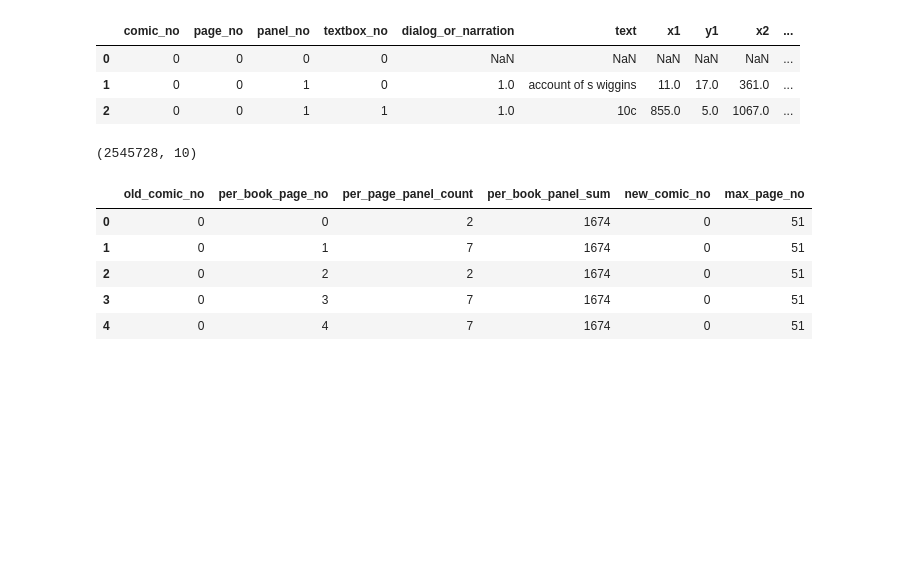
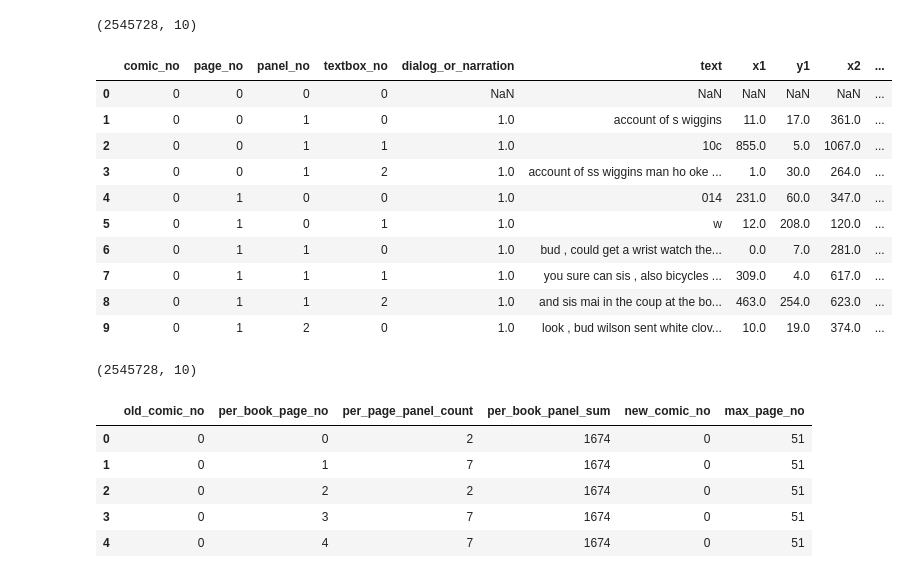
Before and after one commit to surajsrivathsa/thesis_comics_search_xai, a Jupyter notebook: vgg_hdf5_loading.ipynb, the cells around one changed output. Drawn from its saved outputs; the diff is of its cells as text; code cells hidden in the pictures; blank space fills up the shorter version.

```diff
--- a/vgg_hdf5_loading.ipynb
+++ b/vgg_hdf5_loading.ipynb
@@ -4,19 +4,33 @@ import os, sys, h5py, numpy as np, pandas as pd, torch
 from sklearn.decomposition import PCA
 # %%
 import pickle
+# %%
+pd.set_option('display.width', -1)
 # %%
 thesis_dataset_folder_path = r"/Volumes/suraj/ovgu/thesis/dataset/COMICS/data"
-ocr_filepath = r"/Users/surajshashidhar/Downloads/COMICS_ocr_file_bkp.csv"
+ocr_filepath = r"./COMICS_ocr_file.csv"
 vgg_file_name = "vgg_features_bkp.h5"
 vgg_file_path = os.path.join(thesis_dataset_folder_path, vgg_file_name)
-# %%
-ocr_df = pd.read_csv(ocr_filepath)
-ocr_df.head(3)
-# %% [output]
-|  | comic_no | page_no | panel_no | textbox_no | dialog_or_narration | text | x1 | y1 | x2 | ... |
-| 0 | 0 | 0 | 0 | 0 | NaN | NaN | NaN | NaN | NaN | ... |
-| 1 | 0 | 0 | 1 | 0 | 1.0 | account of s wiggins | 11.0 | 17.0 | 361.0 | ... |
-| 2 | 0 | 0 | 1 | 1 | 1.0 | 10c | 855.0 | 5.0 | 1067.0 | ... |
+# %%
+ocr_df = pd.read_csv(ocr_filepath, dtype={'comic_no': np.int32, 'page_no': np.int32, 'panel_no': np.int32, 'textbox_no': np.int32, 'dialog_or_narration': np.float32,
+                                            'text': str, 'x1':np.float32, 'y1':np.float32, 'x1=2':np.float32, 'y2':np.float32, })
+print(ocr_df.shape)
+# %% [output]
+(2545728, 10)
+# %%
+ocr_df.head(10)
+# %% [output]
+|  | comic_no | page_no | panel_no | textbox_no | dialog_or_narration | text | x1 | y1 | x2 | ... |
+| 0 | 0 | 0 | 0 | 0 | NaN | NaN | NaN | NaN | NaN | ... |
+| 1 | 0 | 0 | 1 | 0 | 1.0 | account of s wiggins | 11.0 | 17.0 | 361.0 | ... |
+| 2 | 0 | 0 | 1 | 1 | 1.0 | 10c | 855.0 | 5.0 | 1067.0 | ... |
+| 3 | 0 | 0 | 1 | 2 | 1.0 | account of ss wiggins man ho oke ... | 1.0 | 30.0 | 264.0 | ... |
+| 4 | 0 | 1 | 0 | 0 | 1.0 | 014 | 231.0 | 60.0 | 347.0 | ... |
+| 5 | 0 | 1 | 0 | 1 | 1.0 | w | 12.0 | 208.0 | 120.0 | ... |
+| 6 | 0 | 1 | 1 | 0 | 1.0 | bud , could get a wrist watch the... | 0.0 | 7.0 | 281.0 | ... |
+| 7 | 0 | 1 | 1 | 1 | 1.0 | you sure can sis , also bicycles ... | 309.0 | 4.0 | 617.0 | ... |
+| 8 | 0 | 1 | 1 | 2 | 1.0 | and sis mai in the coup at the bo... | 463.0 | 254.0 | 623.0 | ... |
+| 9 | 0 | 1 | 2 | 0 | 1.0 | look , bud wilson sent white clov... | 10.0 | 19.0 | 374.0 | ... |
 # %%
 ocr_df.shape
 # %% [output]
```
Also changed, not shown: parts of 1 cell of this notebook, 31 other files.
